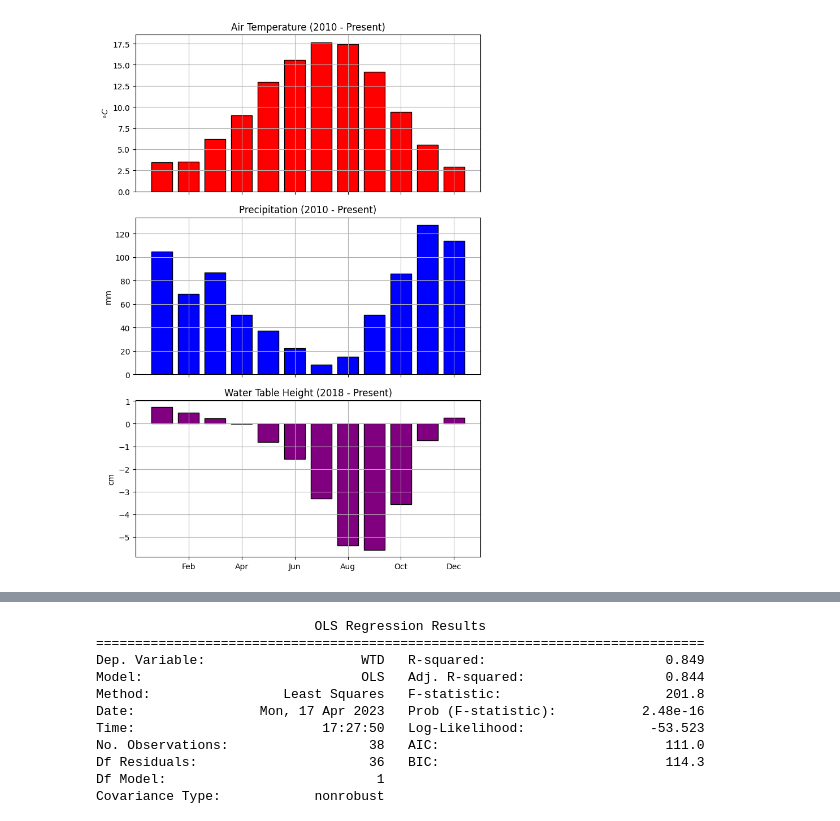
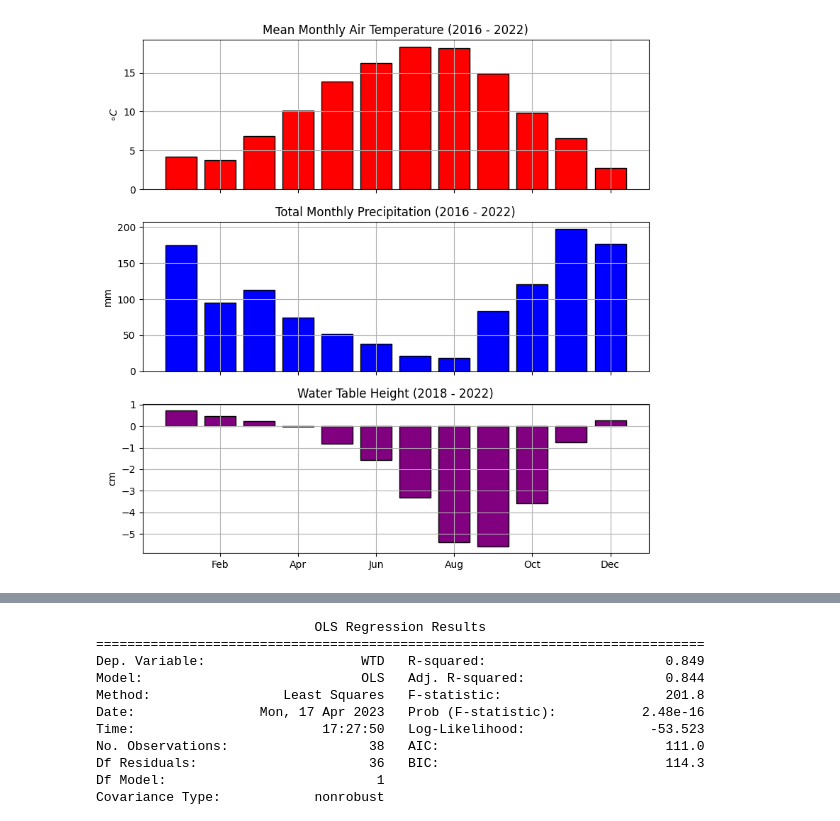
Before and after one commit to ubc-micromet/BBECA_Work, a Jupyter notebook: Maps_and_Figures.ipynb, the cells around one changed output, grey strips where cells are left out. Drawn from its saved outputs; the diff is of its cells as text; code cells hidden in the pictures.

```diff
--- a/Maps_and_Figures.ipynb
+++ b/Maps_and_Figures.ipynb
@@ -236,39 +262,43 @@ with rio.open(path+name) as src:
 # %%
 import pandas as pd
 import matplotlib.pyplot as plt
 
-ECC = pd.read_csv('BB_Data/DELTA BURNS BOG.csv',parse_dates=['LOCAL_DATE'],low_memory=False)
-ECC = ECC.set_index('LOCAL_DATE')
-ECC_m = ECC[['TEMP']].groupby(ECC.index.month).mean()
-ECC_ym = ECC[['PRECIP_AMOUNT']].resample('m').sum()
-ECC_m['PRECIP_AMOUNT'] = ECC_ym.groupby(ECC_ym.index.month).mean()
+BB1 = pd.read_csv('BB_Data/BB1_Climate.csv',parse_dates={'Date':[0]},low_memory=False)
+BB1 = BB1.set_index('Date')
+BB1 = BB1.loc[BB1.index.year<=2022]
+
+
+BB1_m = BB1[['TA']].groupby(BB1.index.month).mean()
+BB1_ym = BB1[['P']].resample('m').sum()
+BB1_m['P'] = BB1_ym.groupby(BB1_ym.index.month).mean()
 
 WTD=pd.read_csv('BB_Data/BB1_WTD_Corrected.csv',parse_dates=['Date'],index_col=['Date'])
 
 kwargs = {'color':'red','edgecolor':'k'}
 
-fig,ax=plt.subplots(3,figsize=(7,10),sharex=True)
-ax[0].bar(ECC_m.index,ECC_m['TEMP'],**kwargs)
+fig,ax=plt.subplots(3,figsize=(8,8),sharex=True)
+ax[0].bar(BB1_m.index,BB1_m['TA'],**kwargs)
 ax[0].grid()
 ax[0].set_ylabel('$\circ C$')
-ax[0].set_title('Air Temperature (2010 - Present)')
+ax[0].set_title('Mean Monthly Air Temperature (2016 - 2022)')
 
 kwargs['color']='blue'
-ax[1].bar(ECC_m.index,ECC_m['PRECIP_AMOUNT'],**kwargs)
+ax[1].bar(BB1_m.index,BB1_m['P'],**kwargs)
 ax[1].grid()
 ax[1].set_ylabel('mm')
-ax[1].set_title('Precipitation (2010 - Present)')
+ax[1].set_title('Total Monthly Precipitation (2016 - 2022)')
 
 kwargs['color'] = 'purple'
 
 WTD_m = WTD.groupby(WTD.index.month).mean()
 ax[2].bar(WTD_m.index,WTD_m['WTD_est'],**kwargs)
 ax[2].grid()
 ax[2].set_ylabel('cm')
-ax[2].set_title('Water Table Height (2018 - Present)')
-ax[2].set_xticklabels(['','Feb','Apr','Jun','Aug','Oct','Dec'])
+ax[2].set_title('Water Table Height (2018 - 2022)')
+ax[2].set_xticks([2,4,6,8,10,12])
+ax[2].set_xticklabels(['Feb','Apr','Jun','Aug','Oct','Dec'])
 
 plt.tight_layout()
 plt.savefig('images/Climatology.png',dpi=600)
 # %% [output]
-[figure, old version]
+[figure, new version]
```
Also changed, not shown: parts of 8 cells of this notebook, 13 other files.
